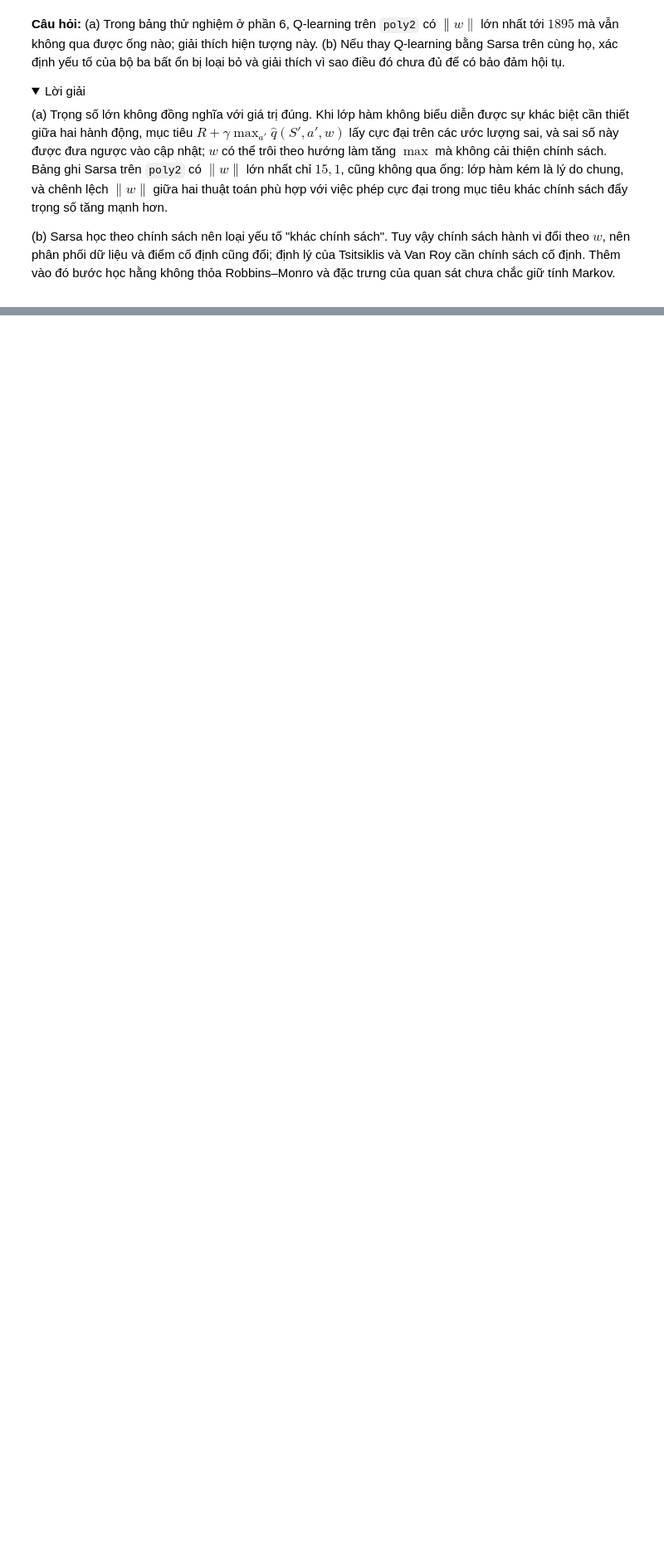
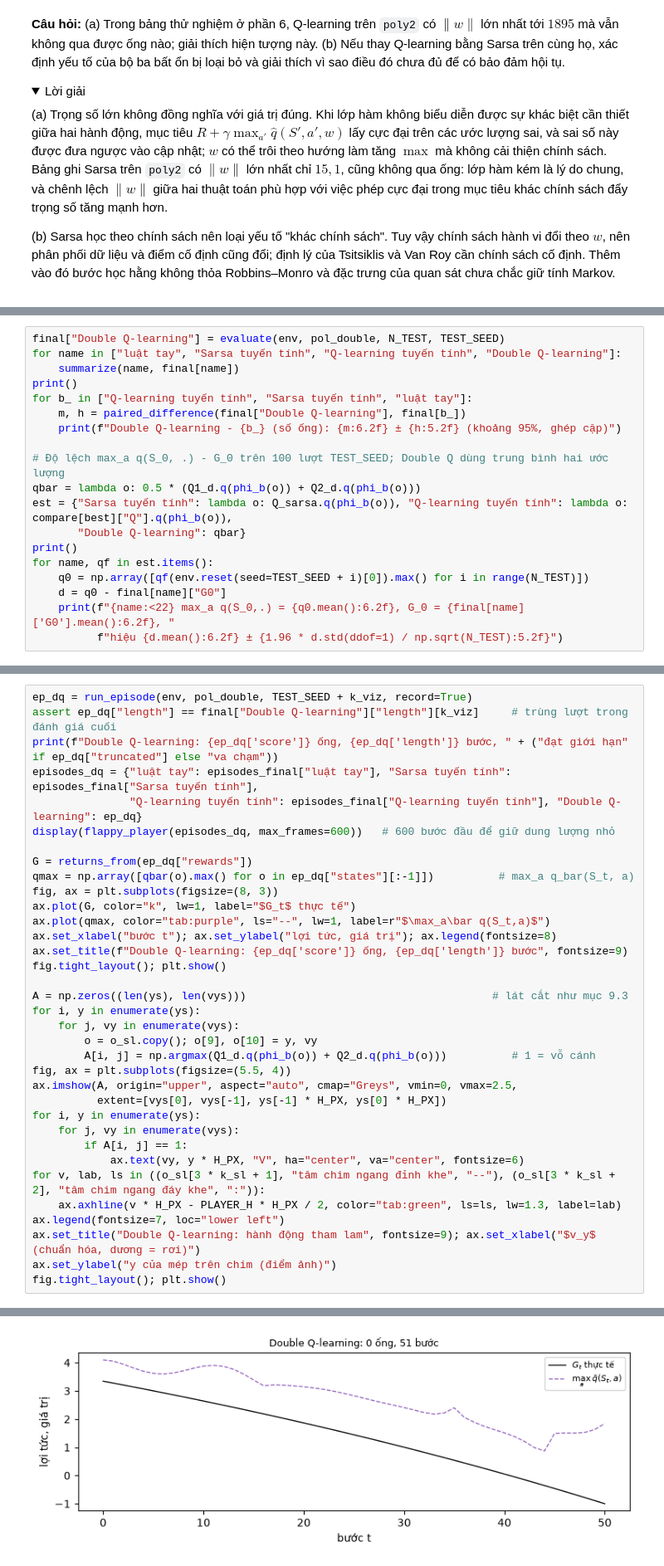
Before and after one commit to uet-iai-course/reinforcement-learning-planning, a Jupyter notebook: 2627-1/materials/lec-07/thuc-hanh-flappybird-dieu-khien-tuyen-tinh.ipynb, the cells around one changed output, grey strips where cells are left out. Shown at 83% size. Saved outputs shown, nothing was run; the diff lists cells and outputs as text; folded sections open; blank space fills up the shorter version.

```diff
--- a/2627-1/materials/lec-07/thuc-hanh-flappybird-dieu-khien-tuyen-tinh.ipynb
+++ b/2627-1/materials/lec-07/thuc-hanh-flappybird-dieu-khien-tuyen-tinh.ipynb
@@ -1082,0 +1208,19 @@ Tổng thời gian chạy notebook: 246 giây
+# %%
+final["Double Q-learning"] = evaluate(env, pol_double, N_TEST, TEST_SEED)
+for name in ["luật tay", "Sarsa tuyến tính", "Q-learning tuyến tính", "Double Q-learning"]:
+    summarize(name, final[name])
+print()
+for b_ in ["Q-learning tuyến tính", "Sarsa tuyến tính", "luật tay"]:
+    m, h = paired_difference(final["Double Q-learning"], final[b_])
+    print(f"Double Q-learning - {b_} (số ống): {m:6.2f} ± {h:5.2f} (khoảng 95%, ghép cặp)")
+
+# Độ lệch max_a q(S_0, .) - G_0 trên 100 lượt TEST_SEED; Double Q dùng trung bình hai ước lượng
+qbar = lambda o: 0.5 * (Q1_d.q(phi_b(o)) + Q2_d.q(phi_b(o)))
+est = {"Sarsa tuyến tính": lambda o: Q_sarsa.q(phi_b(o)), "Q-learning tuyến tính": lambda o: compare[best]["Q"].q(phi_b(o)),
+       "Double Q-learning": qbar}
+print()
+for name, qf in est.items():
+    q0 = np.array([qf(env.reset(seed=TEST_SEED + i)[0]).max() for i in range(N_TEST)])
+    d = q0 - final[name]["G0"]
+    print(f"{name:<22} max_a q(S_0,.) = {q0.mean():6.2f}, G_0 = {final[name]['G0'].mean():6.2f}, "
+          f"hiệu {d.mean():6.2f} ± {1.96 * d.std(ddof=1) / np.sqrt(N_TEST):5.2f}")
@@ -1082,0 +1285,36 @@ Tổng thời gian chạy notebook: 246 giây
+# %%
+ep_dq = run_episode(env, pol_double, TEST_SEED + k_viz, record=True)
+assert ep_dq["length"] == final["Double Q-learning"]["length"][k_viz]     # trùng lượt trong đánh giá cuối
+print(f"Double Q-learning: {ep_dq['score']} ống, {ep_dq['length']} bước, " + ("đạt giới hạn" if ep_dq["truncated"] else "va chạm"))
+episodes_dq = {"luật tay": episodes_final["luật tay"], "Sarsa tuyến tính": episodes_final["Sarsa tuyến tính"],
+               "Q-learning tuyến tính": episodes_final["Q-learning tuyến tính"], "Double Q-learning": ep_dq}
+display(flappy_player(episodes_dq, max_frames=600))   # 600 bước đầu để giữ dung lượng nhỏ
+
+G = returns_from(ep_dq["rewards"])
+qmax = np.array([qbar(o).max() for o in ep_dq["states"][:-1]])          # max_a q_bar(S_t, a)
+fig, ax = plt.subplots(figsize=(8, 3))
+ax.plot(G, color="k", lw=1, label="$G_t$ thực tế")
+ax.plot(qmax, color="tab:purple", ls="--", lw=1, label=r"$\max_a\bar q(S_t,a)$")
+ax.set_xlabel("bước t"); ax.set_ylabel("lợi tức, giá trị"); ax.legend(fontsize=8)
+ax.set_title(f"Double Q-learning: {ep_dq['score']} ống, {ep_dq['length']} bước", fontsize=9)
+fig.tight_layout(); plt.show()
+
+A = np.zeros((len(ys), len(vys)))                                      # lát cắt như mục 9.3
+for i, y in enumerate(ys):
+    for j, vy in enumerate(vys):
+        o = o_sl.copy(); o[9], o[10] = y, vy
+        A[i, j] = np.argmax(Q1_d.q(phi_b(o)) + Q2_d.q(phi_b(o)))          # 1 = vỗ cánh
+fig, ax = plt.subplots(figsize=(5.5, 4))
+ax.imshow(A, origin="upper", aspect="auto", cmap="Greys", vmin=0, vmax=2.5,
+          extent=[vys[0], vys[-1], ys[-1] * H_PX, ys[0] * H_PX])
+for i, y in enumerate(ys):
+    for j, vy in enumerate(vys):
+        if A[i, j] == 1:
+            ax.text(vy, y * H_PX, "V", ha="center", va="center", fontsize=6)
+for v, lab, ls in ((o_sl[3 * k_sl + 1], "tâm chim ngang đỉnh khe", "--"), (o_sl[3 * k_sl + 2], "tâm chim ngang đáy khe", ":")):
+    ax.axhline(v * H_PX - PLAYER_H * H_PX / 2, color="tab:green", ls=ls, lw=1.3, label=lab)
+ax.legend(fontsize=7, loc="lower left")
+ax.set_title("Double Q-learning: hành động tham lam", fontsize=9); ax.set_xlabel("$v_y$ (chuẩn hóa, dương = rơi)")
+ax.set_ylabel("y của mép trên chim (điểm ảnh)")
+fig.tight_layout(); plt.show()
+# %% [output]
@@ -1082,0 +1323 @@ Tổng thời gian chạy notebook: 246 giây
+[figure, added]
```
Also changed, not shown: parts of 23 cells of this notebook, 1 other file.
